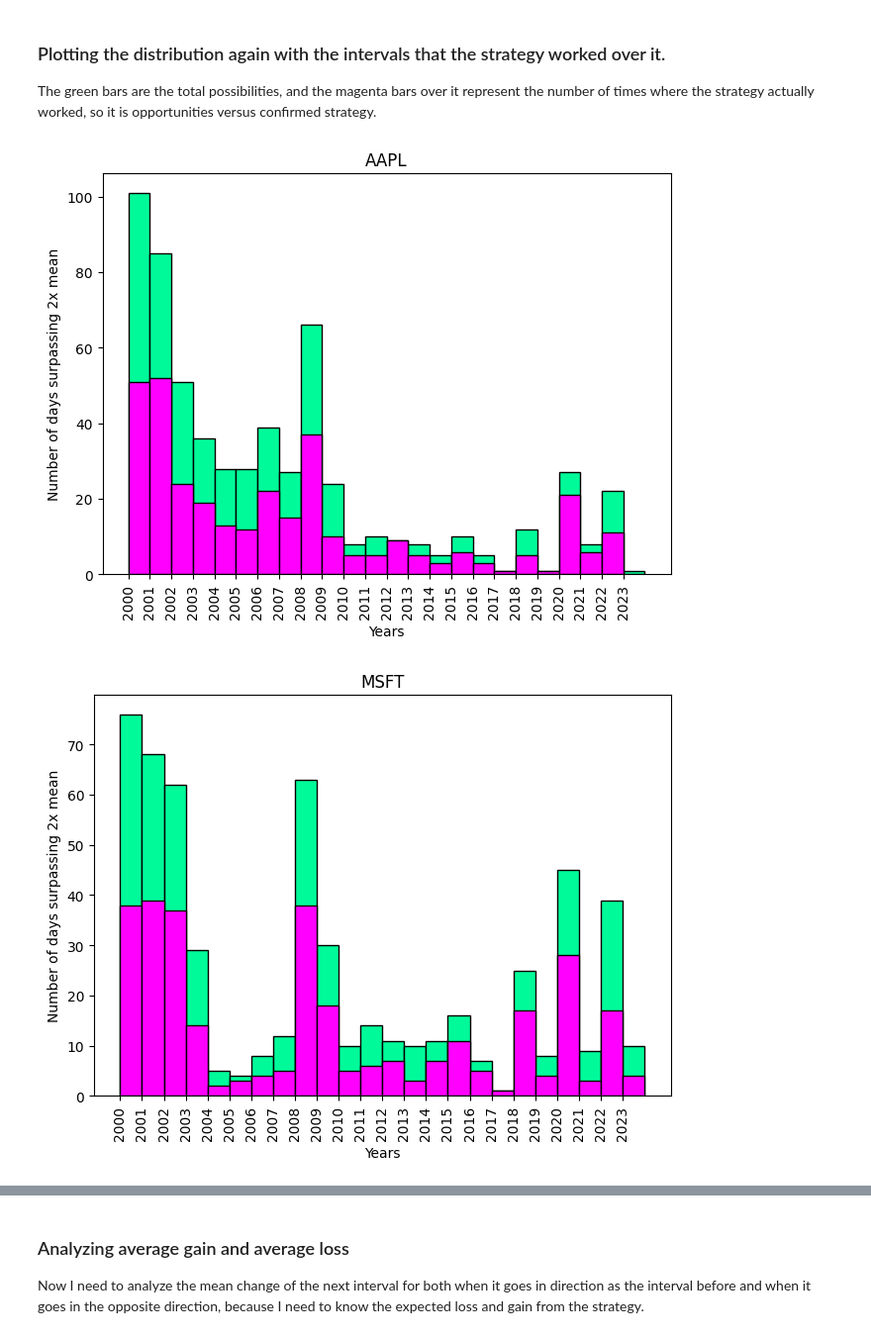
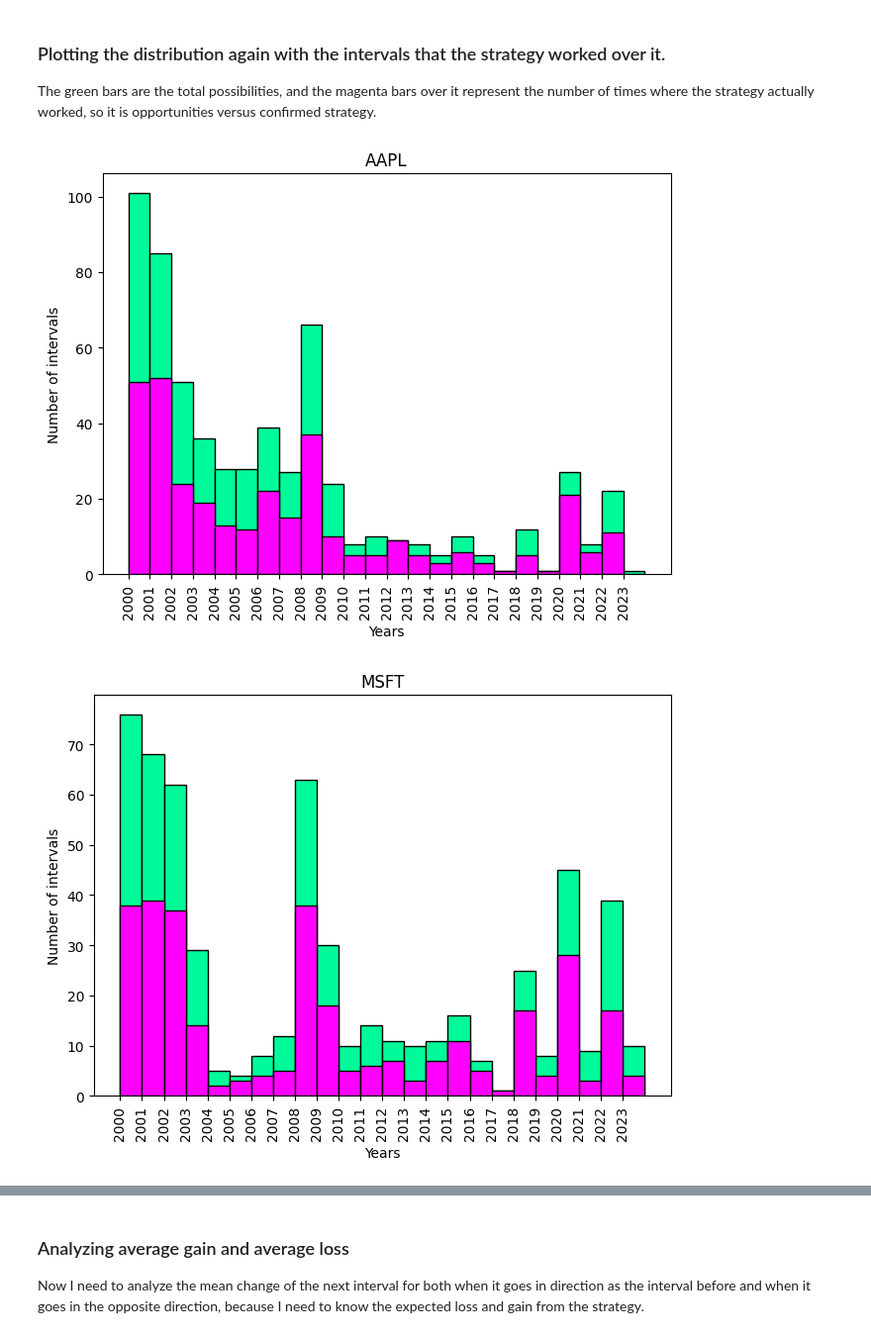
Before and after one commit to thimura/stock_analysis, a Jupyter notebook: stock_analysis.ipynb, the cells around one changed output, grey strips where cells are left out. Shown: that part at 99% size. Saved outputs shown, nothing was run; the diff lists cells and outputs as text; code cells hidden in the pictures.

```diff
--- a/stock_analysis.ipynb
+++ b/stock_analysis.ipynb
@@ -121,7 +121,7 @@ for ticker in tickers:
     plt.xticks(range(min(years), max(years) + 1), rotation=90)
     plt.tight_layout()
     plt.xlabel('Years')
-    plt.ylabel('Number of days surpassing 2x mean')
+    plt.ylabel('Number of intervals')
     plt.title(ticker)
     plt.show()
 # %% [output]
@@ -215,17 +215,17 @@ The green bars are the total possibilities, and the magenta bars over it represe
 # %%
 for ticker in tickers:
     years_all_dates = [tup[0].year for tup in all_dates_values[ticker]] # creating this list of just years to create the histograms
     years_confirmed = [tup[0].year for tup in opposite_direction[ticker]]
     if years == []:
         continue
     plt.hist(years_all_dates, bins=range(min(years_all_dates), max(years_all_dates) + 2), color='mediumspringgreen', edgecolor='black')
     plt.hist(years_confirmed, bins=range(min(years_confirmed), max(years_confirmed) + 2), color='magenta', edgecolor='black')
     plt.xticks(range(min(years_all_dates), max(years_all_dates) + 1), rotation=90)
     plt.tight_layout()
     plt.xlabel('Years')
-    plt.ylabel('Number of days surpassing 2x mean')
+    plt.ylabel('Number of intervals')
     plt.title(ticker)
     plt.show()
 # %% [output]
-[figure, old version]
+[figure, new version]
-[figure, old version]
+[figure, new version]
```
Also changed, not shown: parts of 6 cells of this notebook.
